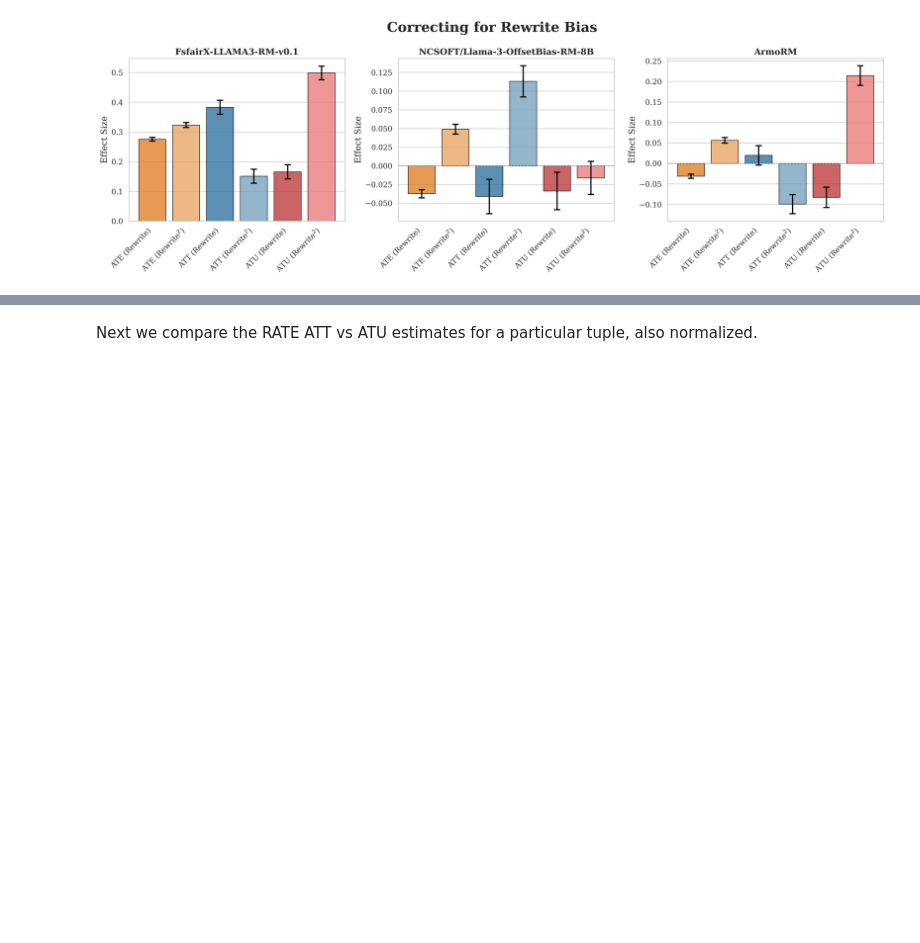
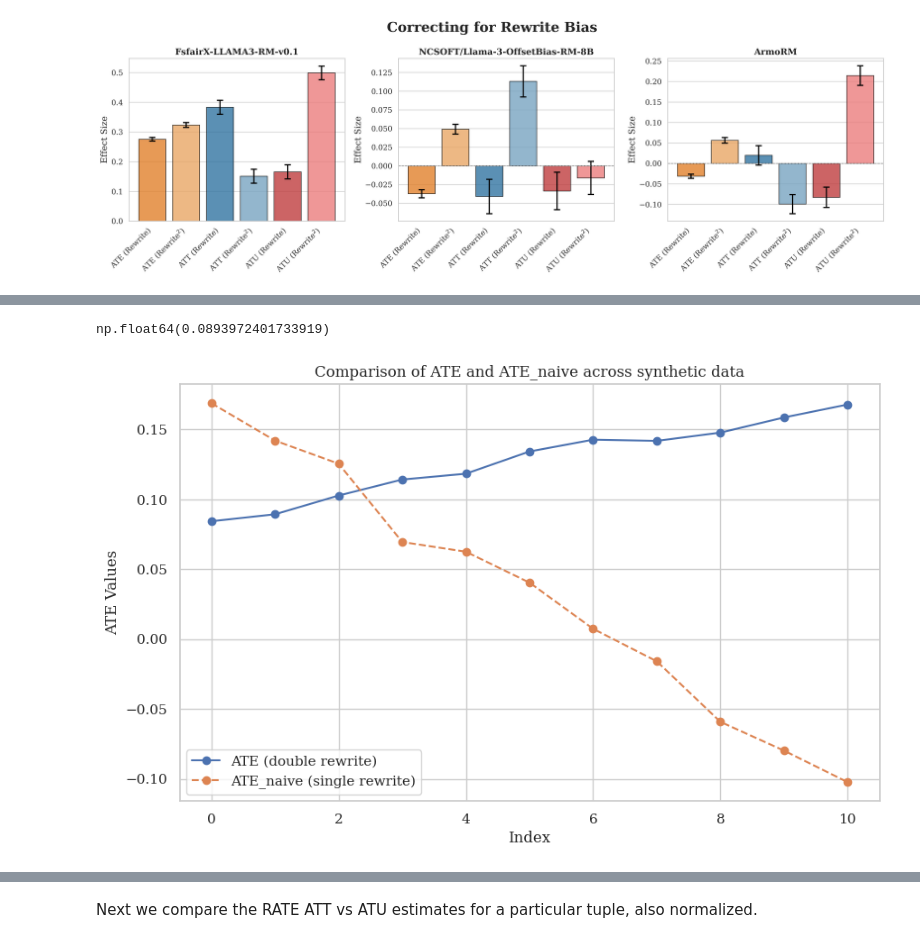
Before and after one commit to toddnief/RATE, a Jupyter notebook: experiments/results.ipynb, the cells around one changed output, grey strips where cells are left out. Cells and saved outputs as stored; diff of their text form; code cells hidden in the pictures; blank space fills up the shorter version.

```diff
--- a/experiments/results.ipynb
+++ b/experiments/results.ipynb
@@ -83,3 +139,39 @@ for effects_template in synthetic_templates:
+# %%
+synthetic_data[1]["ATE"]
+# %% [output]
+np.float64(0.0893972401733919)
+# %%
+import matplotlib.pyplot as plt
+
+def plot_ate_vs_ate_naive(synthetic_data):
+    """
+    Plots ATE and ATE_naive values from a list of dictionaries.
+    Each dictionary represents a data point with 'ATE' and 'ATE_naive' values.
+
+    Parameters:
+    synthetic_data (list of dict): List of dictionaries containing 'ATE' and 'ATE_naive' keys.
+    """
+    # Extract ATE and ATE_naive values from the list of dictionaries
+    ate_values = [entry['ATE'] for entry in synthetic_data]
+    ate_naive_values = [entry['ATE_naive'] for entry in synthetic_data]
+
+    # Plotting
+    plt.figure(figsize=(10, 6))
+    plt.plot(ate_values, label='ATE (double rewrite)', marker='o')
+    plt.plot(ate_naive_values, label='ATE_naive (single rewrite)', marker='o', linestyle='--')
+
+    # Adding labels and legend
+    plt.xlabel("Index")
+    plt.ylabel("ATE Values")
+    plt.title("Comparison of ATE and ATE_naive across synthetic data")
+    plt.legend()
+    plt.grid(True)
+
+    plt.show()
+
+plot_ate_vs_ate_naive(synthetic_data)
+# %% [output]
+[figure, added]
 # %%
 config = load_dataset_from_json(Path("config_plotting_help_synth.jsonl"))
 
```
Also changed, not shown: parts of 5 cells of this notebook, 1 other file.
